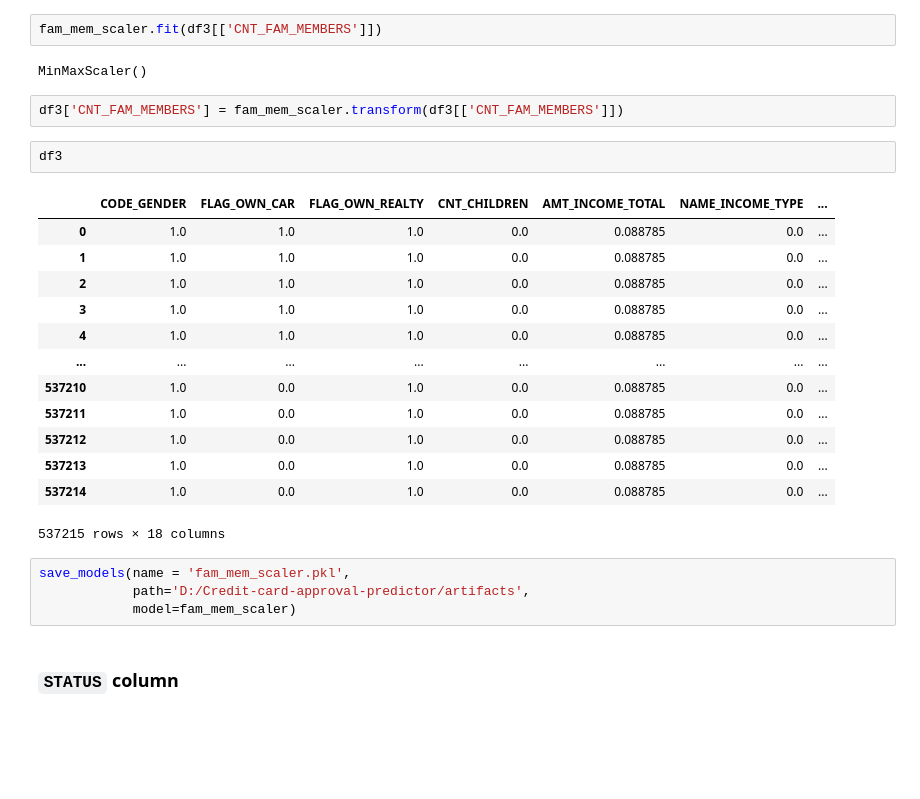
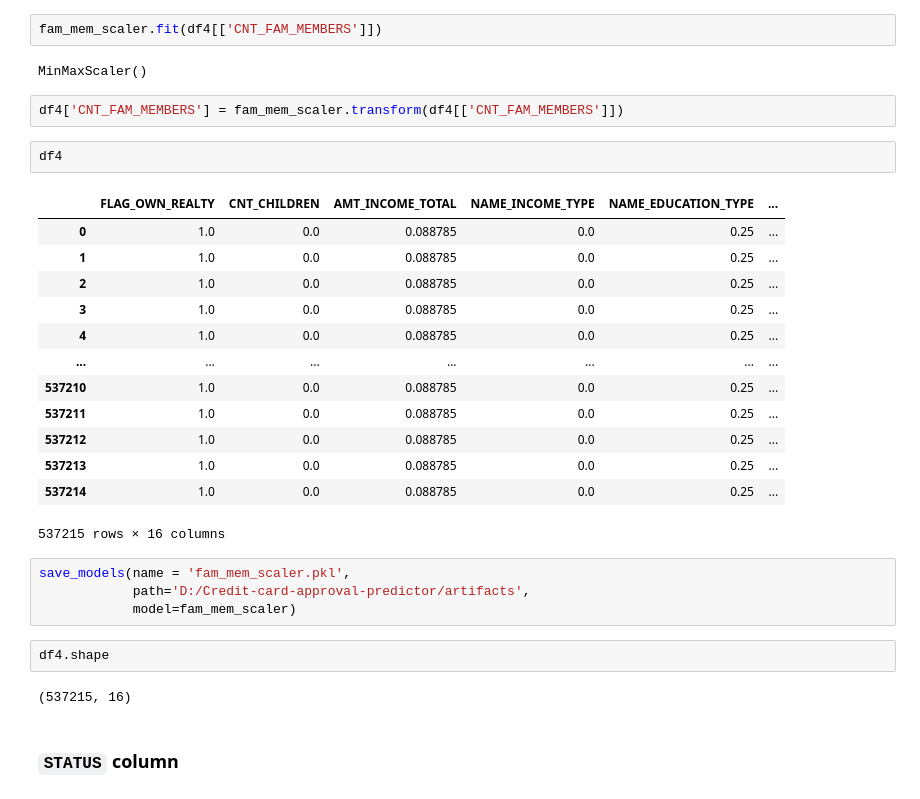
Before and after one commit to GAuravY19/Credit-card-approval-predictor, a Jupyter notebook: notebooks/featureEngineering.ipynb, the cells around one changed output. Drawn from its saved outputs; the diff is of its cells as text; blank space fills up the shorter version.

```diff
--- a/notebooks/featureEngineering.ipynb
+++ b/notebooks/featureEngineering.ipynb
@@ -464,31 +400,35 @@ array([2., 1., 5., 3., 4., 6., 7., 9.])
 # %%
 fam_mem_scaler = MinMaxScaler()
 # %%
-fam_mem_scaler.fit(df3[['CNT_FAM_MEMBERS']])
+fam_mem_scaler.fit(df4[['CNT_FAM_MEMBERS']])
 # %% [output]
 MinMaxScaler()
 # %%
-df3['CNT_FAM_MEMBERS'] = fam_mem_scaler.transform(df3[['CNT_FAM_MEMBERS']])
+df4['CNT_FAM_MEMBERS'] = fam_mem_scaler.transform(df4[['CNT_FAM_MEMBERS']])
-# %%
-df3
-# %% [output]
-|  | CODE_GENDER | FLAG_OWN_CAR | FLAG_OWN_REALTY | CNT_CHILDREN | AMT_INCOME_TOTAL | NAME_INCOME_TYPE | ... |
-| 0 | 1.0 | 1.0 | 1.0 | 0.0 | 0.088785 | 0.0 | ... |
-| 1 | 1.0 | 1.0 | 1.0 | 0.0 | 0.088785 | 0.0 | ... |
-| 2 | 1.0 | 1.0 | 1.0 | 0.0 | 0.088785 | 0.0 | ... |
-| 3 | 1.0 | 1.0 | 1.0 | 0.0 | 0.088785 | 0.0 | ... |
-| 4 | 1.0 | 1.0 | 1.0 | 0.0 | 0.088785 | 0.0 | ... |
-| ... | ... | ... | ... | ... | ... | ... | ... |
-| 537210 | 1.0 | 0.0 | 1.0 | 0.0 | 0.088785 | 0.0 | ... |
-| 537211 | 1.0 | 0.0 | 1.0 | 0.0 | 0.088785 | 0.0 | ... |
-| 537212 | 1.0 | 0.0 | 1.0 | 0.0 | 0.088785 | 0.0 | ... |
-| 537213 | 1.0 | 0.0 | 1.0 | 0.0 | 0.088785 | 0.0 | ... |
-| 537214 | 1.0 | 0.0 | 1.0 | 0.0 | 0.088785 | 0.0 | ... |
-537215 rows × 18 columns
+# %%
+df4
+# %% [output]
+|  | FLAG_OWN_REALTY | CNT_CHILDREN | AMT_INCOME_TOTAL | NAME_INCOME_TYPE | NAME_EDUCATION_TYPE | ... |
+| 0 | 1.0 | 0.0 | 0.088785 | 0.0 | 0.25 | ... |
+| 1 | 1.0 | 0.0 | 0.088785 | 0.0 | 0.25 | ... |
+| 2 | 1.0 | 0.0 | 0.088785 | 0.0 | 0.25 | ... |
+| 3 | 1.0 | 0.0 | 0.088785 | 0.0 | 0.25 | ... |
+| 4 | 1.0 | 0.0 | 0.088785 | 0.0 | 0.25 | ... |
+| ... | ... | ... | ... | ... | ... | ... |
+| 537210 | 1.0 | 0.0 | 0.088785 | 0.0 | 0.25 | ... |
+| 537211 | 1.0 | 0.0 | 0.088785 | 0.0 | 0.25 | ... |
+| 537212 | 1.0 | 0.0 | 0.088785 | 0.0 | 0.25 | ... |
+| 537213 | 1.0 | 0.0 | 0.088785 | 0.0 | 0.25 | ... |
+| 537214 | 1.0 | 0.0 | 0.088785 | 0.0 | 0.25 | ... |
+537215 rows × 16 columns
 # %%
 save_models(name = 'fam_mem_scaler.pkl',
             path='D:/Credit-card-approval-predictor/artifacts',
             model=fam_mem_scaler)
+# %%
+df4.shape
+# %% [output]
+(537215, 16)
 # %% [markdown]
 ### `STATUS` column
 # %%
```
Also changed, not shown: parts of 98 cells of this notebook.
